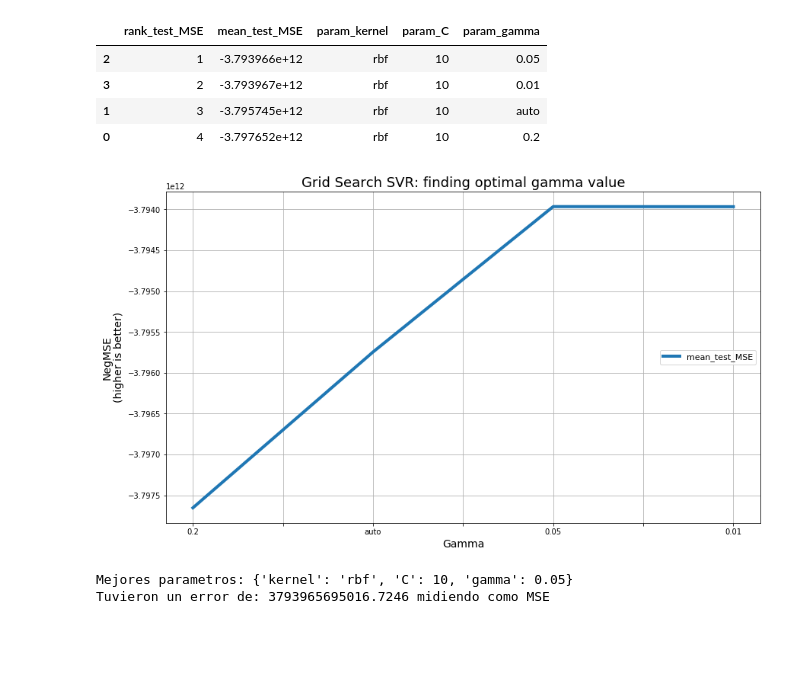
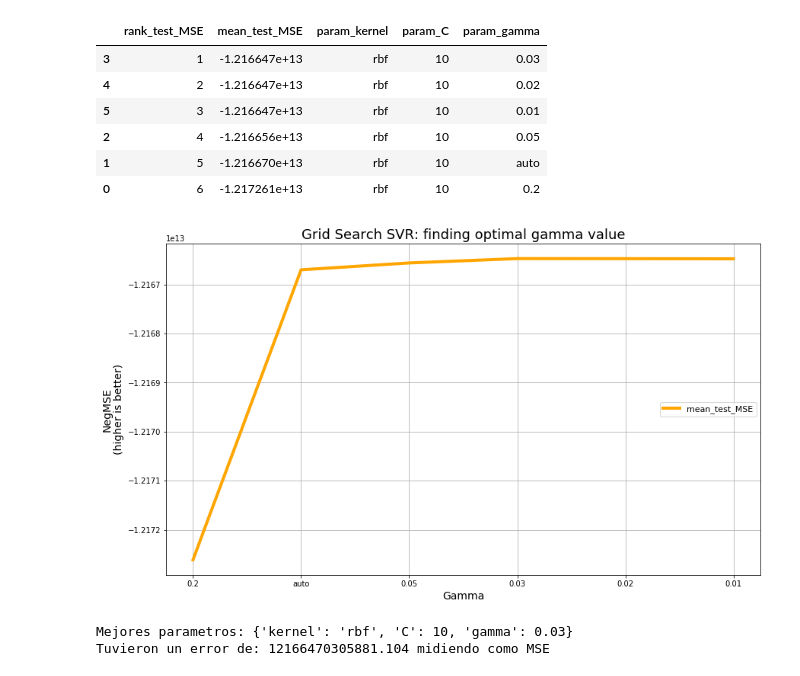
Before and after one commit to fpenovi/BArealEstatePricing, a Jupyter notebook: notebooks/06 - Cross_Validation_SVM.ipynb, the cells around one changed output. Saved outputs shown, nothing was run; the diff lists cells and outputs as text; code cells hidden in the pictures; blank space fills up the shorter version.

```diff
--- a/notebooks/06 - Cross_Validation_SVM.ipynb
+++ b/notebooks/06 - Cross_Validation_SVM.ipynb
@@ -7,7 +7,7 @@ from sklearn.svm import SVR
 from matplotlib import pyplot as plt
 %matplotlib inline
 # %%
-dfTrain = pd.read_csv('../data/TRAIN_TEST_corrected2/train_corrected2.csv').sample(frac=0.50)
+dfTrain = pd.read_csv('../data/TRAIN_TEST_corrected2/train_corrected2.csv')
 train = dfTrain.drop(['price_usd', 'id'], axis=1)
 target = dfTrain.price_usd
 # %%
@@ -26,7 +26,7 @@ train.head(3)
 param_grid = [
                 {'C': [10],
                  'kernel': ['rbf'],
-                 'gamma': [0.2, 'auto', 0.05, 0.01] } ]
+                 'gamma': [0.2, 'auto', 0.05, 0.03, 0.02, 0.01] } ]
 
 # MEDIDA DE SCORE PARA CROSS-VALIDATION
 scoring = {'MSE': 'neg_mean_squared_error'}
@@ -44,10 +44,12 @@ dfResults = pd.DataFrame(results).loc[:, ('rank_test_MSE', 'mean_test_MSE',
 dfResults.sort_values(by='rank_test_MSE').head(10)
 # %% [output]
 |  | rank_test_MSE | mean_test_MSE | param_kernel | param_C | param_gamma |
-| 2 | 1 | -3.793966e+12 | rbf | 10 | 0.05 |
-| 3 | 2 | -3.793967e+12 | rbf | 10 | 0.01 |
-| 1 | 3 | -3.795745e+12 | rbf | 10 | auto |
-| 0 | 4 | -3.797652e+12 | rbf | 10 | 0.2 |
+| 3 | 1 | -1.216647e+13 | rbf | 10 | 0.03 |
+| 4 | 2 | -1.216647e+13 | rbf | 10 | 0.02 |
+| 5 | 3 | -1.216647e+13 | rbf | 10 | 0.01 |
+| 2 | 4 | -1.216656e+13 | rbf | 10 | 0.05 |
+| 1 | 5 | -1.216670e+13 | rbf | 10 | auto |
+| 0 | 6 | -1.217261e+13 | rbf | 10 | 0.2 |
 # %%
 #combinatorias = set()
 
@@ -79,17 +81,19 @@ dfResults.sort_values(by='rank_test_MSE').head(10)
 #ax.set_ylabel('NegMSE\n(higher is better)', fontsize=14)
 #ax.legend(fontsize=11);
 # %%
-ax = dfResults.plot(x='param_gamma', y='mean_test_MSE', figsize=(14, 8), lw=4)
+ax = dfResults.plot(x='param_gamma', y='mean_test_MSE',
+                    figsize=(14, 8), lw=4,
+                    legend=False, color='orange')
 ax.grid()
 ax.set_title("Grid Search SVR: finding optimal gamma value", fontsize=18)
 ax.set_xlabel('Gamma', fontsize=14)
 ax.set_ylabel('NegMSE\n(higher is better)', fontsize=14)
 ax.legend(fontsize=11, loc='center right');
 # %% [output]
-[figure, old version]
+[figure, new version]
 # %%
 print "\nMejores parametros:", gs.best_params_
 print "Tuvieron un error de:", repr(-gs.best_score_), "midiendo como MSE"
 # %% [output]
-Mejores parametros: {'kernel': 'rbf', 'C': 10, 'gamma': 0.05}
-Tuvieron un error de: 3793965695016.7246 midiendo como MSE
+Mejores parametros: {'kernel': 'rbf', 'C': 10, 'gamma': 0.03}
+Tuvieron un error de: 12166470305881.104 midiendo como MSE
```
Also changed, not shown: parts of 1 cell of this notebook.
